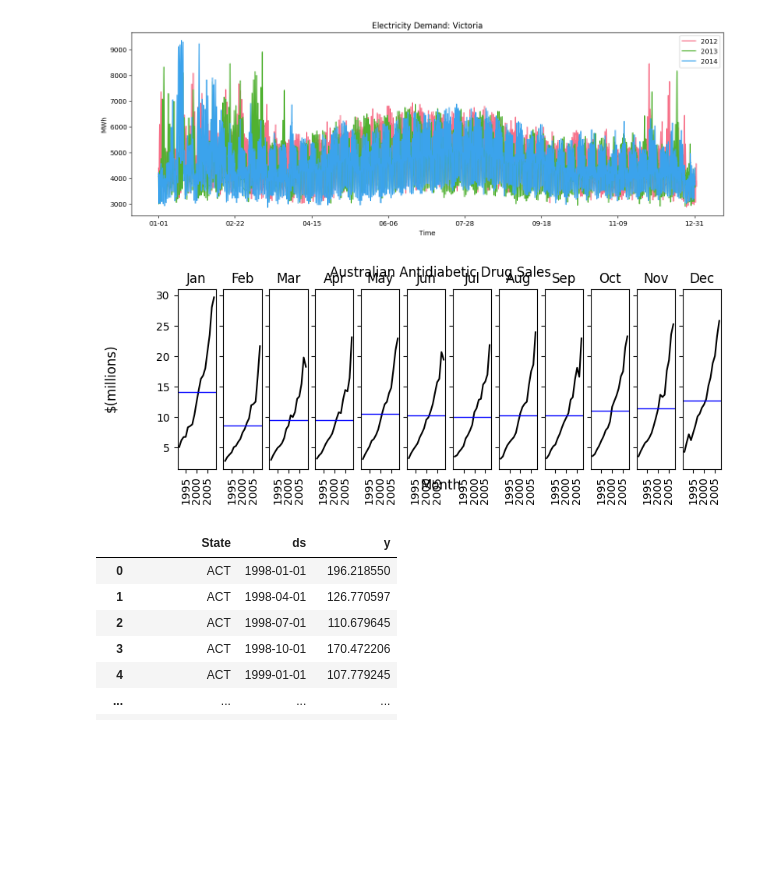
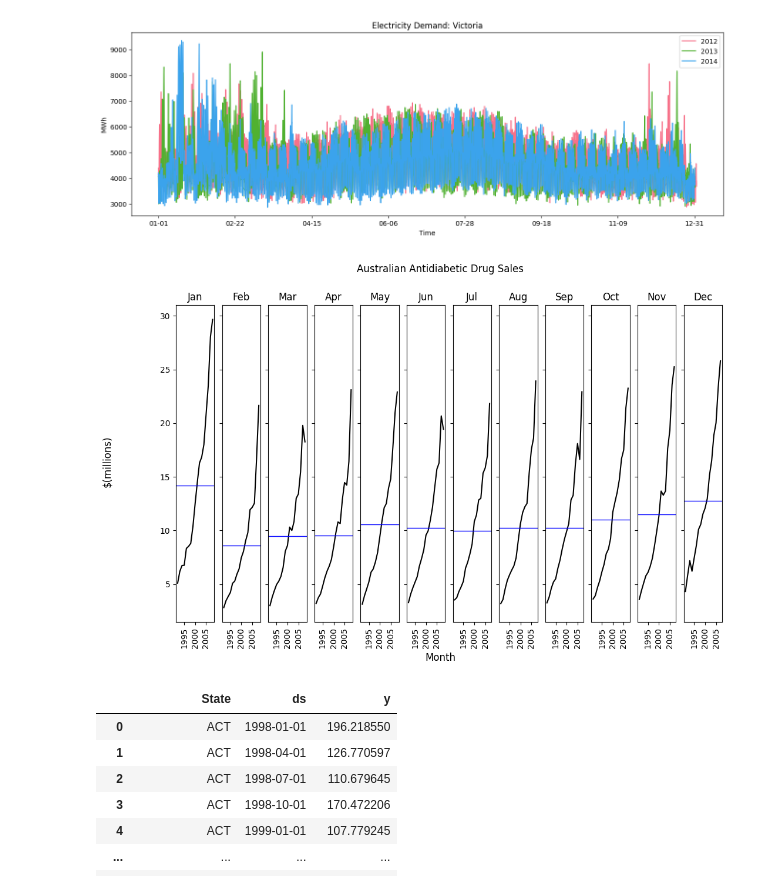
Before and after one commit to VanthuirMaia/project_forecanting, a Jupyter notebook: estudos/cap2.ipynb, the cells around one changed output. Saved outputs shown, nothing was run; the diff lists cells and outputs as text; code cells hidden in the pictures; blank space fills up the shorter version.

```diff
--- a/estudos/cap2.ipynb
+++ b/estudos/cap2.ipynb
@@ -391,25 +391,25 @@ fig.show()
 # %%
 df = total_cost_df.assign(
     year=total_cost_df["Month"].dt.year,
     month_name=total_cost_df["Month"].dt.month_name(),
     month_idx=total_cost_df["Month"].dt.month,
 )
 
-fig, axes = plt.subplots(1, 12, figsize=(9, 3), sharey=True)
+fig, axes = plt.subplots(1, 12, figsize=(12, 7), sharey=True)
 for ax, ((_, month_name), month_df) in zip(
         axes, df.groupby(["month_idx", "month_name"])):
     mean_cost = month_df["Cost"].mean()
     ax.plot(month_df["year"], month_df["Cost"], color="k")
     ax.axhline(mean_cost, color="b", linewidth=1)
     ax.set(title=month_name[:3], xlabel="")
     ax.tick_params(axis="x", rotation=90)
 
 fig.suptitle("Australian Antidiabetic Drug Sales")
 fig.supxlabel("Month")
 fig.supylabel("$(millions)")
 fig.show()
 # %% [output]
-[figure, old version]
+[figure, new version]
 # %%
 tourism = pd.read_csv("../data/tourism.csv", parse_dates=["ds"])
 trips = (
```
Also changed, not shown: 12 other files.
